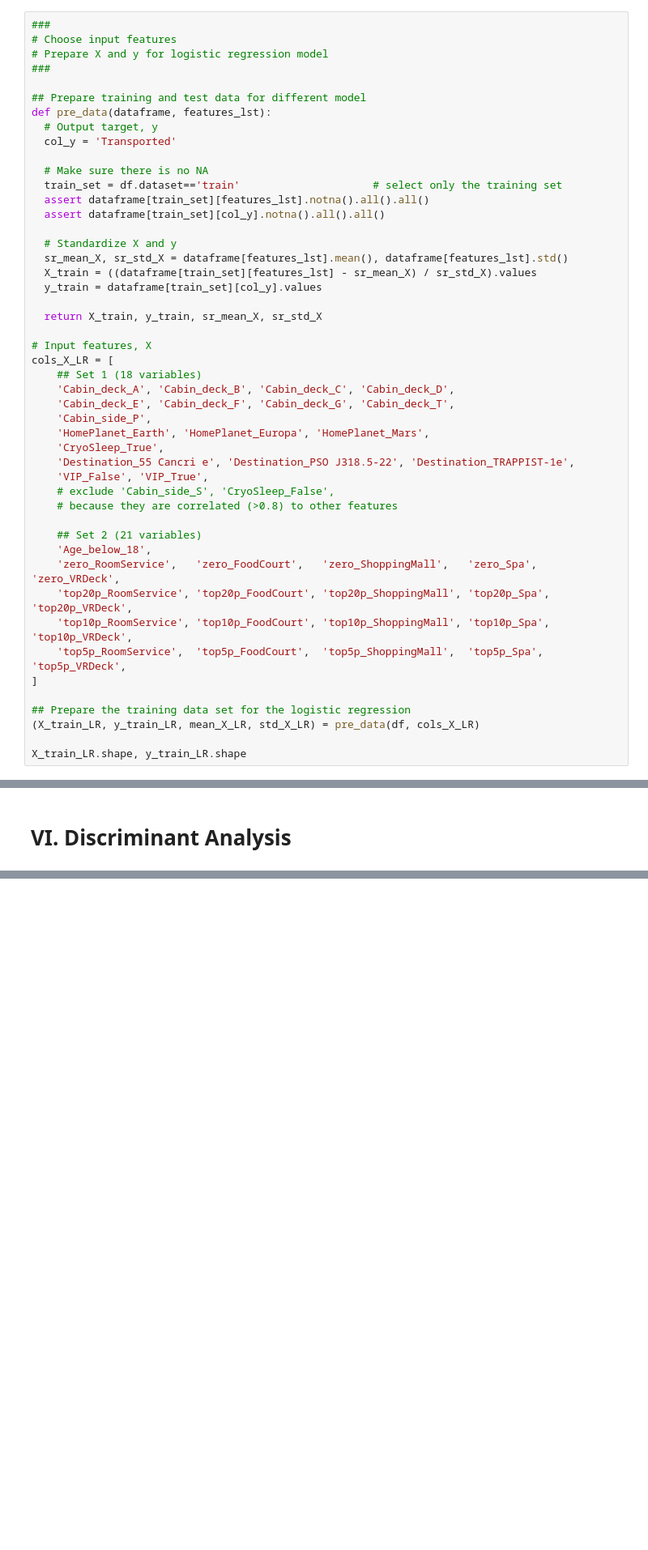
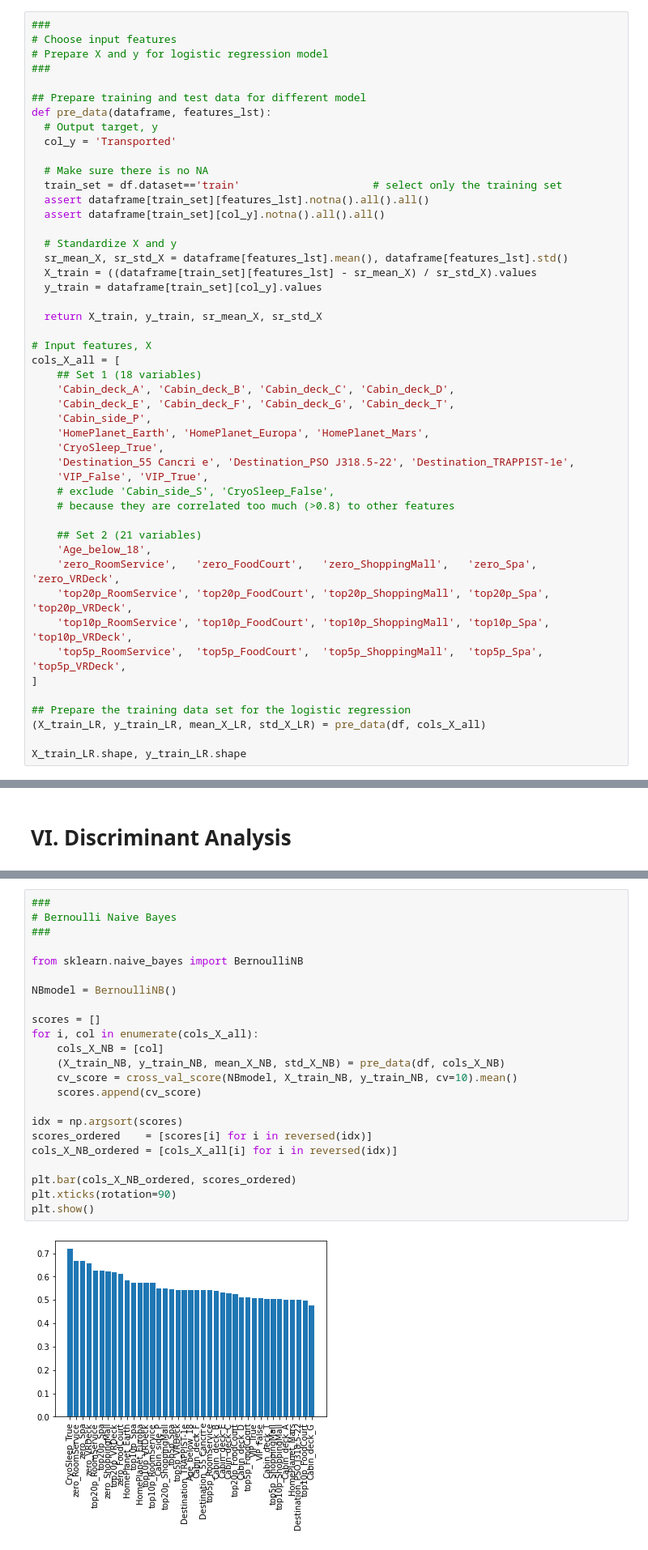
Before and after one commit to cfong32/kaggle-spaceship-titanic, a Jupyter notebook: data6100_proj2.ipynb, the cells around one changed output, grey strips where cells are left out. Shown at 81% size. Cells and saved outputs as stored; diff of their text form; blank space fills up the shorter version.

```diff
--- a/data6100_proj2.ipynb
+++ b/data6100_proj2.ipynb
@@ -332,7 +332,7 @@ def pre_data(dataframe, features_lst):
   return X_train, y_train, sr_mean_X, sr_std_X
 
 # Input features, X
-cols_X_LR = [
+cols_X_all = [
     ## Set 1 (18 variables)
     'Cabin_deck_A', 'Cabin_deck_B', 'Cabin_deck_C', 'Cabin_deck_D',
     'Cabin_deck_E', 'Cabin_deck_F', 'Cabin_deck_G', 'Cabin_deck_T',
@@ -342,7 +342,7 @@ cols_X_LR = [
     'Destination_55 Cancri e', 'Destination_PSO J318.5-22', 'Destination_TRAPPIST-1e',
     'VIP_False', 'VIP_True',
     # exclude 'Cabin_side_S', 'CryoSleep_False',
-    # because they are correlated (>0.8) to other features
+    # because they are correlated too much (>0.8) to other features
 
     ## Set 2 (21 variables)
     'Age_below_18',
@@ -353,7 +353,7 @@ cols_X_LR = [
 ]
 
 ## Prepare the training data set for the logistic regression
-(X_train_LR, y_train_LR, mean_X_LR, std_X_LR) = pre_data(df, cols_X_LR)
+(X_train_LR, y_train_LR, mean_X_LR, std_X_LR) = pre_data(df, cols_X_all)
 
 X_train_LR.shape, y_train_LR.shape
 # %% [output]
@@ -419,0 +406,25 @@ Mean cross-validation accuracies: 0.7659055671983224
+# %%
+###
+# Bernoulli Naive Bayes
+###
+
+from sklearn.naive_bayes import BernoulliNB
+
+NBmodel = BernoulliNB()
+
+scores = []
+for i, col in enumerate(cols_X_all):
+    cols_X_NB = [col]
+    (X_train_NB, y_train_NB, mean_X_NB, std_X_NB) = pre_data(df, cols_X_NB)
+    cv_score = cross_val_score(NBmodel, X_train_NB, y_train_NB, cv=10).mean()
+    scores.append(cv_score)
+
+idx = np.argsort(scores)
+scores_ordered    = [scores[i] for i in reversed(idx)]
+cols_X_NB_ordered = [cols_X_all[i] for i in reversed(idx)]
+
+plt.bar(cols_X_NB_ordered, scores_ordered)
+plt.xticks(rotation=90)
+plt.show()
+# %% [output]
+[figure, added]
```
Also changed, not shown: parts of 5 cells of this notebook.
